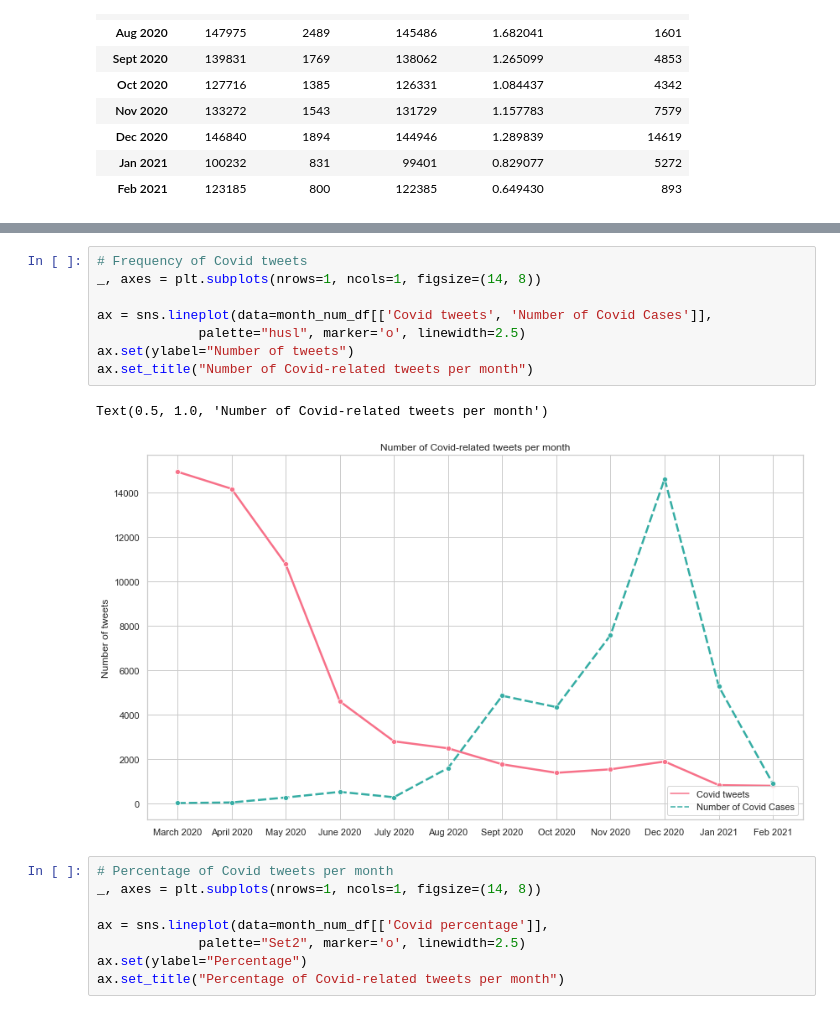
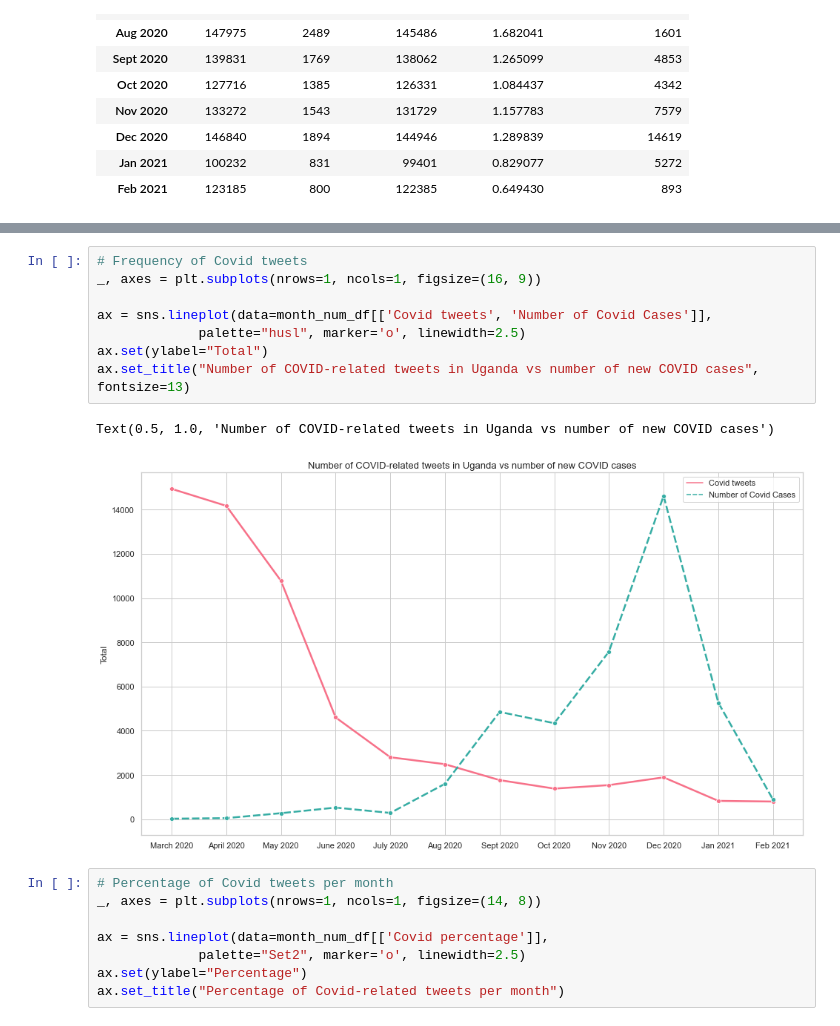
Before and after one commit to SunbirdAI/covid19-uganda-twitter-data-analysis, a Jupyter notebook: Ugandan Tweets Analysis.ipynb, the cells around one changed output, grey strips where cells are left out. Saved outputs shown, nothing was run; the diff lists cells and outputs as text.

Commit message:
Update cases vs covid tweets graph

```diff
--- a/Ugandan Tweets Analysis.ipynb
+++ b/Ugandan Tweets Analysis.ipynb
@@ -126,14 +126,14 @@ Text(0.5, 1.0, 'Comparison of Covid-Related Tweets to Non-Covid tweets per month
 # %%
 # Frequency of Covid tweets
-_, axes = plt.subplots(nrows=1, ncols=1, figsize=(14, 8))
+_, axes = plt.subplots(nrows=1, ncols=1, figsize=(16, 9))
 
 ax = sns.lineplot(data=month_num_df[['Covid tweets', 'Number of Covid Cases']],
              palette="husl", marker='o', linewidth=2.5)
-ax.set(ylabel="Number of tweets")
-ax.set_title("Number of Covid-related tweets per month")
+ax.set(ylabel="Total")
+ax.set_title("Number of COVID-related tweets in Uganda vs number of new COVID cases", fontsize=13)
 # %% [output]
-Text(0.5, 1.0, 'Number of Covid-related tweets per month')
+Text(0.5, 1.0, 'Number of COVID-related tweets in Uganda vs number of new COVID cases')
-[figure, old version]
+[figure, new version]
 # %%
 # Percentage of Covid tweets per month
 _, axes = plt.subplots(nrows=1, ncols=1, figsize=(14, 8))
```
Also changed, not shown: parts of 1 cell of this notebook.
